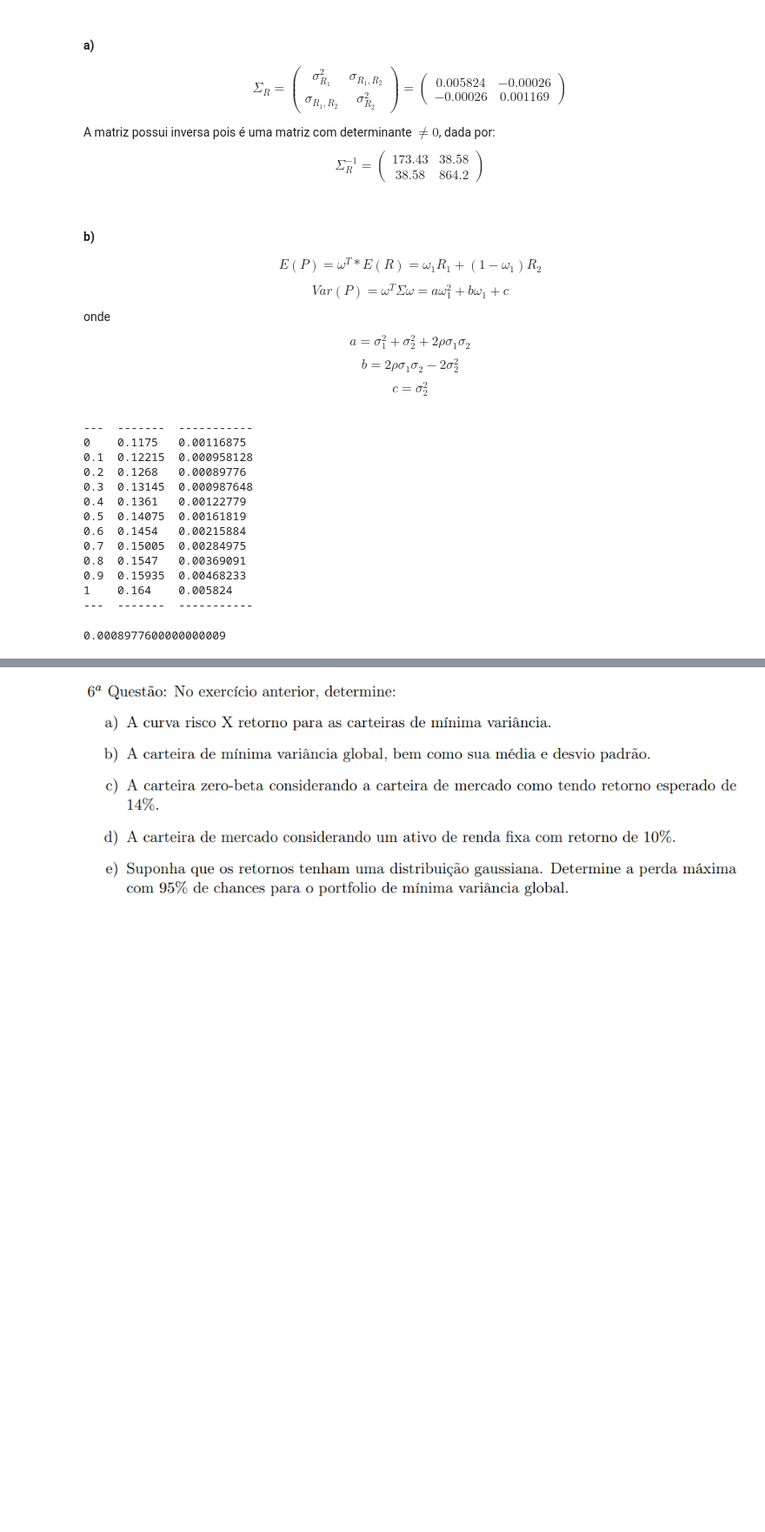
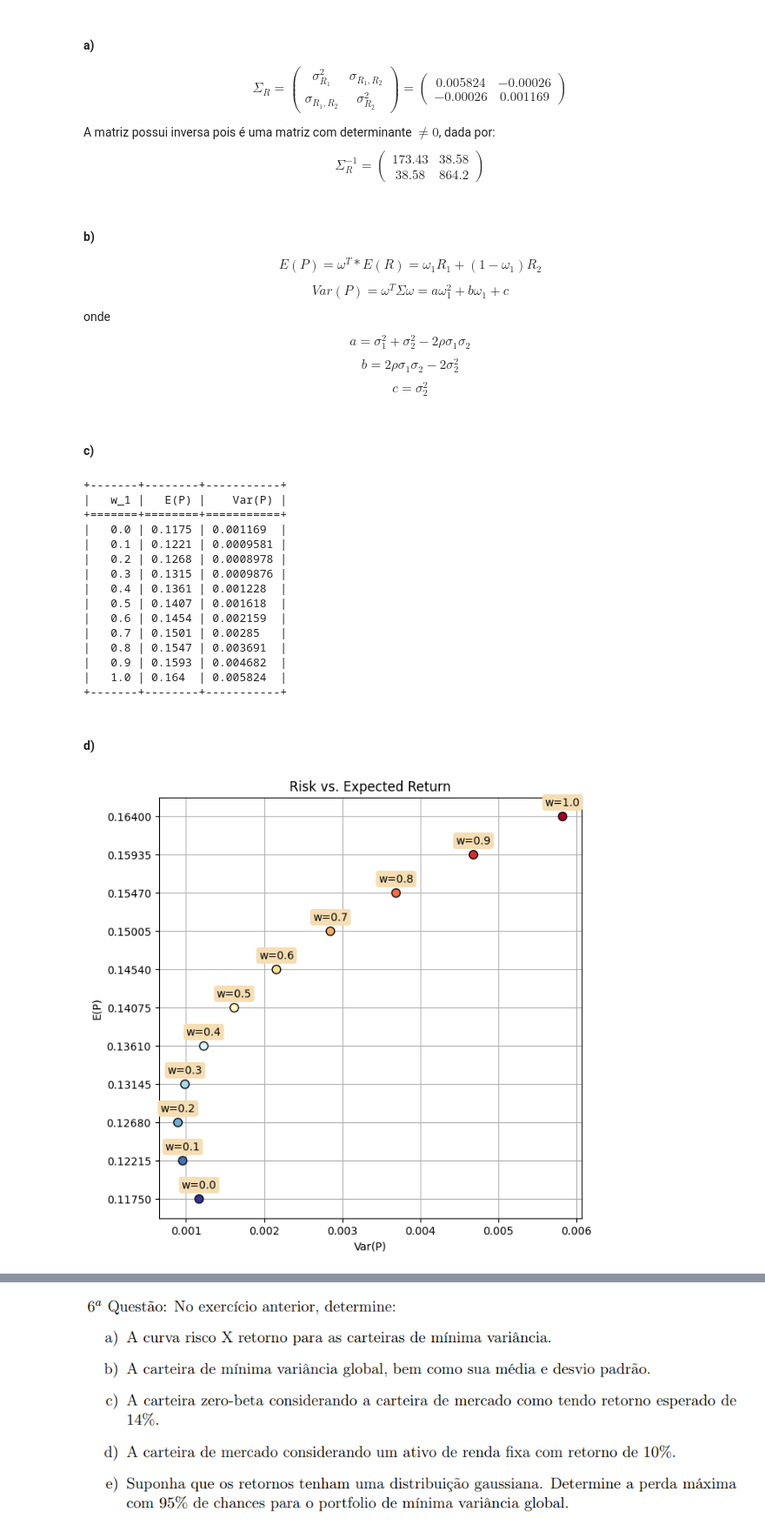
Before and after one commit to FerPapi/fineng-mba-usp, a Jupyter notebook: portfolios/lista1_fernando_papi.ipynb, the cells around one changed output, grey strips where cells are left out. Shown at 87% size. Cells and saved outputs as stored; diff of their text form; code cells hidden in the pictures; blank space fills up the shorter version.

```diff
--- a/portfolios/lista1_fernando_papi.ipynb
+++ b/portfolios/lista1_fernando_papi.ipynb
@@ -166,7 +167,7 @@ Var(P) = \omega^T\Sigma\omega = a\omega_1^2 + b\omega_1 + c
 $$
 onde
 $$
-a = \sigma_1^2 + \sigma_2^2 + 2\rho\sigma_1\sigma_2
+a = \sigma_1^2 + \sigma_2^2 - 2\rho\sigma_1\sigma_2
 $$
 $$
 b = 2\rho\sigma_1\sigma_2 - 2\sigma_2^2
@@ -174,6 +175,8 @@ $$
 $$
 c = \sigma_2^2
 $$
+# %% [markdown]
+#### c)
 # %%
 def expected(w, r):
     return np.dot(w,r)
@@ -182,27 +185,57 @@ def variance(w, covariance_matrix):
     return np.dot(np.dot(w, covariance_matrix), w)
 
 out = []
+r = [expected_value_a1, expected_value_a2]
+
 for i in np.arange(0, 1.1, 0.1):
     w = np.array([i, 1-i])
-    r = [expected_value_a1, expected_value_a2]
     out.append([i, expected(w,r), variance(w, covariance_matrix)])
-print(tabulate(out), )
+print(tabulate(out, ['w_1', 'E(P)', 'Var(P)' ], tablefmt="outline", floatfmt=".4"))
 # %% [output]
----  -------  -----------
-0    0.1175   0.00116875
-0.1  0.12215  0.000958128
-0.2  0.1268   0.00089776
-0.3  0.13145  0.000987648
-0.4  0.1361   0.00122779
-0.5  0.14075  0.00161819
-0.6  0.1454   0.00215884
-0.7  0.15005  0.00284975
-0.8  0.1547   0.00369091
-0.9  0.15935  0.00468233
-1    0.164    0.005824
----  -------  -----------
++-------+--------+-----------+
+|   w_1 |   E(P) |    Var(P) |
++=======+========+===========+
+|   0.0 | 0.1175 | 0.001169  |
+|   0.1 | 0.1221 | 0.0009581 |
+|   0.2 | 0.1268 | 0.0008978 |
+|   0.3 | 0.1315 | 0.0009876 |
+|   0.4 | 0.1361 | 0.001228  |
+|   0.5 | 0.1407 | 0.001618  |
+|   0.6 | 0.1454 | 0.002159  |
+|   0.7 | 0.1501 | 0.00285   |
+|   0.8 | 0.1547 | 0.003691  |
+|   0.9 | 0.1593 | 0.004682  |
+|   1.0 | 0.164  | 0.005824  |
++-------+--------+-----------+
-# %%
-w = np.array([0.2, (1-0.2)])
-r = np.array([0.1, 0.5])
-# %% [output]
-0.0008977600000000009
+# %% [markdown]
+#### d)
+# %%
+# Extract the data
+asset1_amounts = [row[0] for row in out]
+expected_values = [row[1] for row in out]
+variance_values = [row[2] for row in out]
+
+# Create a color gradient based on risk (from blue to red)
+colors = plt.cm.RdYlBu(np.linspace(1, 0, len(variance_values)))
+
+# Create the scatter plot
+plt.figure(figsize=(7, 7))
+plt.scatter(variance_values, expected_values, c=colors, s=60, marker='o', edgecolors='k', zorder=3)
+
+# Add labels and a colorbar
+plt.xlabel('Var(P)')
+plt.ylabel('E(P)')
+plt.title('Risk vs. Expected Return')
+
+for i, amount in enumerate(asset1_amounts):
+    plt.annotate(f'w={amount:.1f}', (variance_values[i], expected_values[i]), textcoords="offset points", xytext=(0,10), ha='center', bbox=dict(boxstyle='round, pad=0.2', edgecolor='wheat', facecolor='wheat'))
+
+
+# Replace x-axis ticks with asset 1 amounts and y-axis ticks with expected values
+plt.yticks(expected_values)
+
+# Show the plot
+plt.grid(True)
+plt.show()
+# %% [output]
+[figure, added]
```
Also changed, not shown: parts of 6 cells of this notebook.
